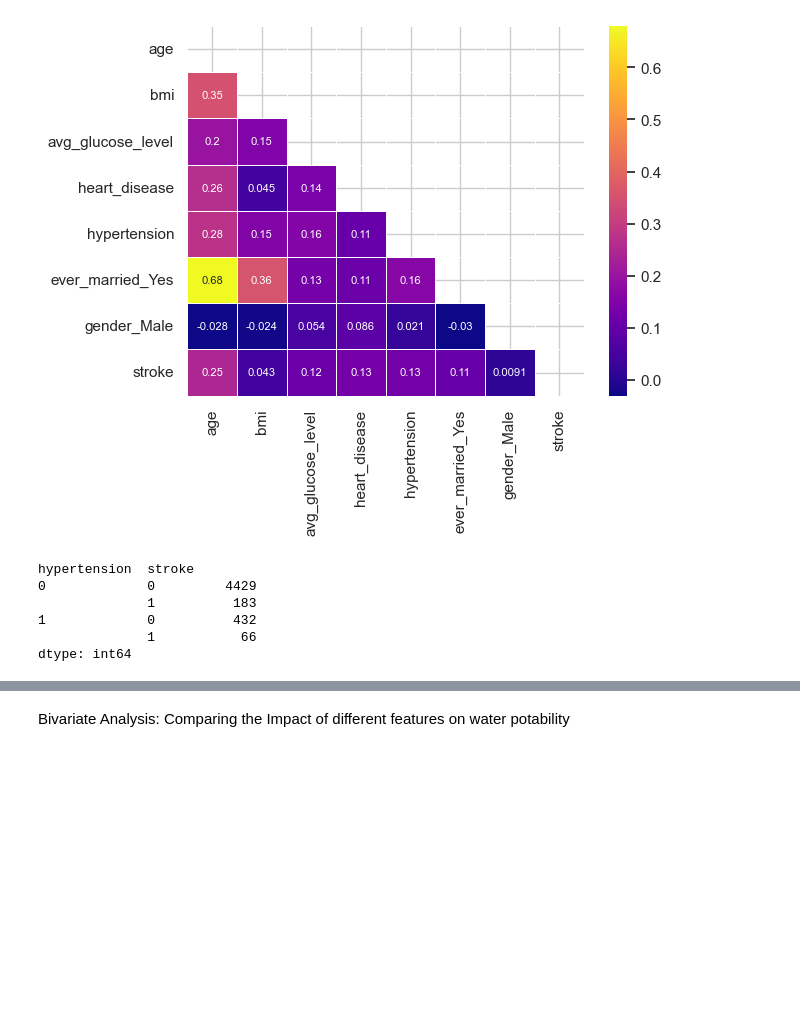
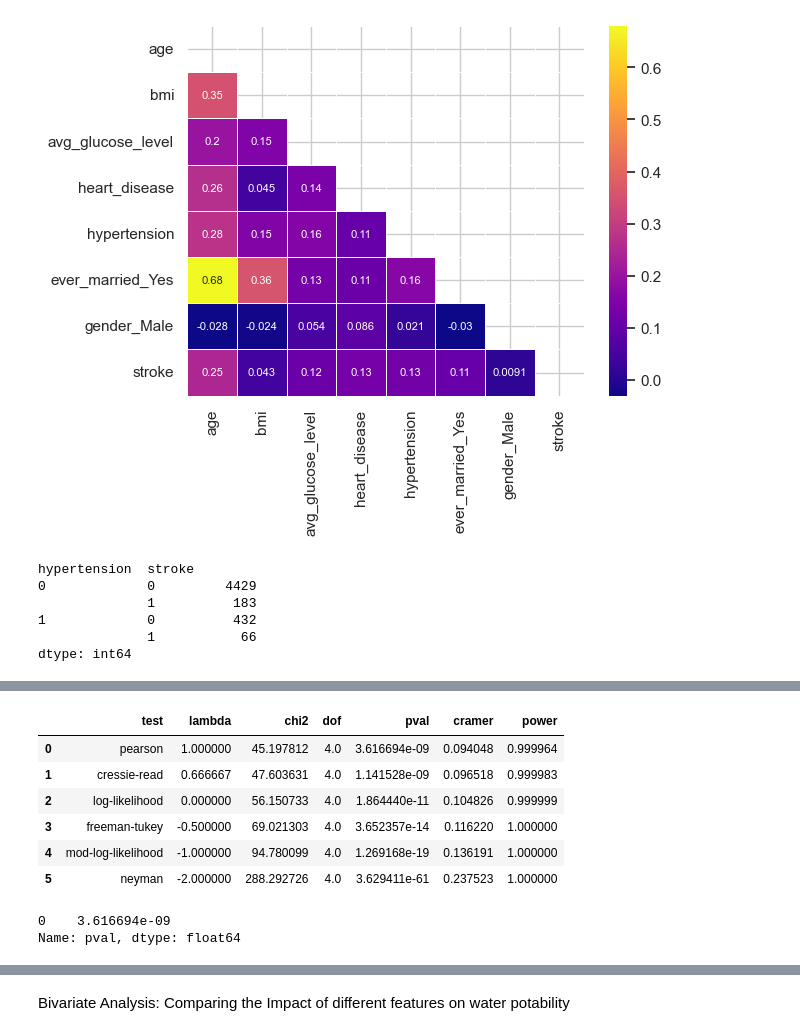
Before and after one commit to Lailah-Idrees/DA2_Assessment, a Jupyter notebook: jupyter_notebooks/Data_Visualisation.ipynb, the cells around one changed output, grey strips where cells are left out. Saved outputs shown, nothing was run; the diff lists cells and outputs as text; code cells hidden in the pictures; blank space fills up the shorter version.

```diff
--- a/jupyter_notebooks/Data_Visualisation.ipynb
+++ b/jupyter_notebooks/Data_Visualisation.ipynb
@@ -642,0 +695,16 @@ dtype: int64
+# %%
+expected, observed, stats = pg.chi2_independence(data=df, x='weight_category', y='stroke')
+stats
+# %% [output]
+|  | test | lambda | chi2 | dof | pval | cramer | power |
+| 0 | pearson | 1.000000 | 45.197812 | 4.0 | 3.616694e-09 | 0.094048 | 0.999964 |
+| 1 | cressie-read | 0.666667 | 47.603631 | 4.0 | 1.141528e-09 | 0.096518 | 0.999983 |
+| 2 | log-likelihood | 0.000000 | 56.150733 | 4.0 | 1.864440e-11 | 0.104826 | 0.999999 |
+| 3 | freeman-tukey | -0.500000 | 69.021303 | 4.0 | 3.652357e-14 | 0.116220 | 1.000000 |
+| 4 | mod-log-likelihood | -1.000000 | 94.780099 | 4.0 | 1.269168e-19 | 0.136191 | 1.000000 |
+| 5 | neyman | -2.000000 | 288.292726 | 4.0 | 3.629411e-61 | 0.237523 | 1.000000 |
+# %%
+stats.query("test=='pearson'")['pval']
+# %% [output]
+0    3.616694e-09
+Name: pval, dtype: float64
```
Also changed, not shown: parts of 18 cells of this notebook.
